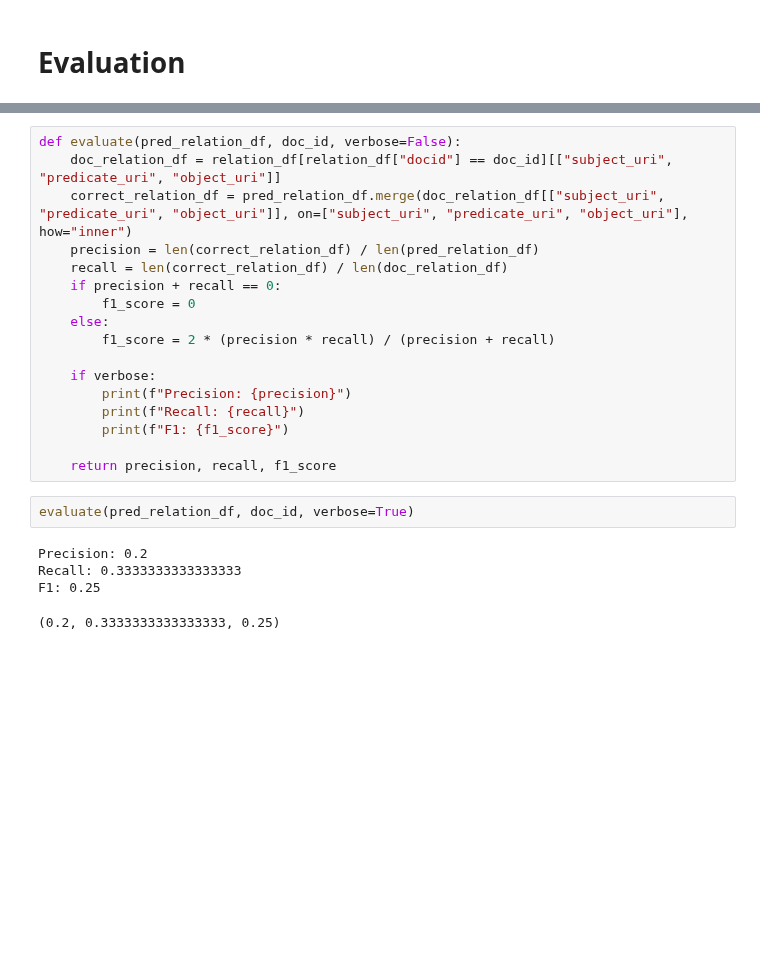
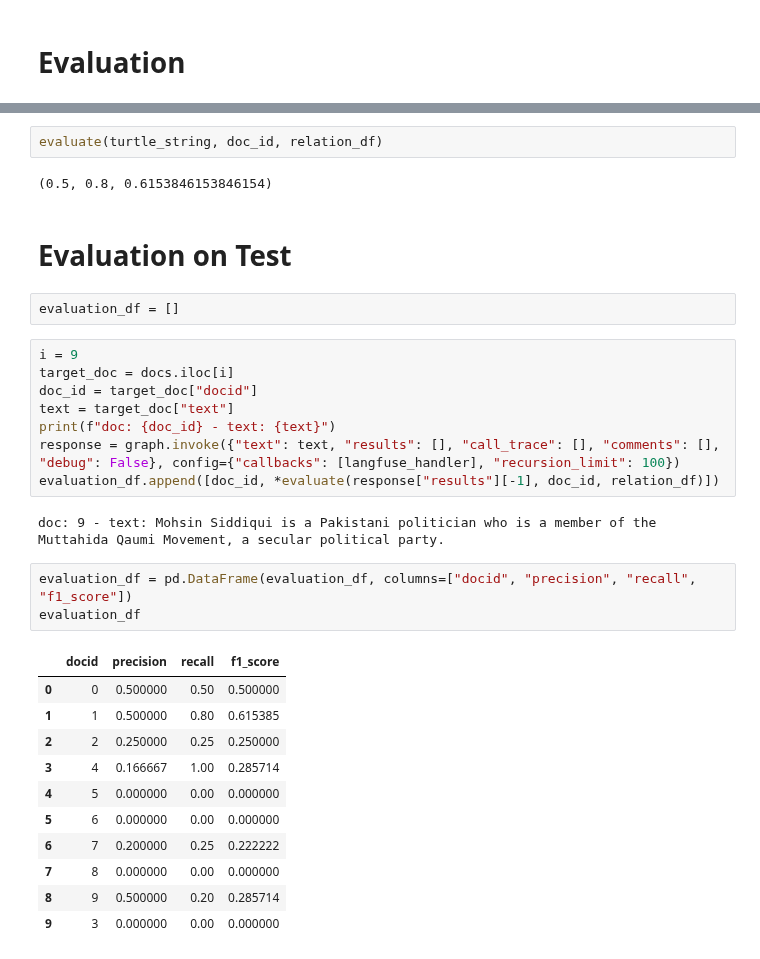
Before and after one commit to maxlautenbach/CIExMAS, a Jupyter notebook: approaches/full_sentence/Gen1/agent_system.ipynb, the cells around one changed output, grey strips where cells are left out. Cells and saved outputs as stored; diff of their text form; blank space fills up the shorter version.

```diff
--- a/approaches/full_sentence/Gen1/agent_system.ipynb
+++ b/approaches/full_sentence/Gen1/agent_system.ipynb
@@ -152,24 +132,33 @@ get_uri_labels(correct_relation_df)
-# %%
-def evaluate(pred_relation_df, doc_id, verbose=False):
-    doc_relation_df = relation_df[relation_df["docid"] == doc_id][["subject_uri", "predicate_uri", "object_uri"]]
-    correct_relation_df = pred_relation_df.merge(doc_relation_df[["subject_uri", "predicate_uri", "object_uri"]], on=["subject_uri", "predicate_uri", "object_uri"], how="inner")
-    precision = len(correct_relation_df) / len(pred_relation_df)
-    recall = len(correct_relation_df) / len(doc_relation_df)
-    if precision + recall == 0:
-        f1_score = 0
-    else:
-        f1_score = 2 * (precision * recall) / (precision + recall)
-
-    if verbose:
-        print(f"Precision: {precision}")
-        print(f"Recall: {recall}")
-        print(f"F1: {f1_score}")
-
-    return precision, recall, f1_score
 # %%
-evaluate(pred_relation_df, doc_id, verbose=True)
+evaluate(turtle_string, doc_id, relation_df)
 # %% [output]
-Precision: 0.2
-Recall: 0.3333333333333333
-F1: 0.25
+(0.5, 0.8, 0.6153846153846154)
-(0.2, 0.3333333333333333, 0.25)
+# %% [markdown]
+# Evaluation on Test
+# %%
+evaluation_df = []
+# %%
+i = 9
+target_doc = docs.iloc[i]
+doc_id = target_doc["docid"]
+text = target_doc["text"]
+print(f"doc: {doc_id} - text: {text}")
+response = graph.invoke({"text": text, "results": [], "call_trace": [], "comments": [], "debug": False}, config={"callbacks": [langfuse_handler], "recursion_limit": 100})
+evaluation_df.append([doc_id, *evaluate(response["results"][-1], doc_id, relation_df)])
+# %% [output]
+doc: 9 - text: Mohsin Siddiqui is a Pakistani politician who is a member of the Muttahida Qaumi Movement, a secular political party.
+# %%
+evaluation_df = pd.DataFrame(evaluation_df, columns=["docid", "precision", "recall", "f1_score"])
+evaluation_df
+# %% [output]
+|  | docid | precision | recall | f1_score |
+| 0 | 0 | 0.500000 | 0.50 | 0.500000 |
+| 1 | 1 | 0.500000 | 0.80 | 0.615385 |
+| 2 | 2 | 0.250000 | 0.25 | 0.250000 |
+| 3 | 4 | 0.166667 | 1.00 | 0.285714 |
+| 4 | 5 | 0.000000 | 0.00 | 0.000000 |
+| 5 | 6 | 0.000000 | 0.00 | 0.000000 |
+| 6 | 7 | 0.200000 | 0.25 | 0.222222 |
+| 7 | 8 | 0.000000 | 0.00 | 0.000000 |
+| 8 | 9 | 0.500000 | 0.20 | 0.285714 |
+| 9 | 3 | 0.000000 | 0.00 | 0.000000 |
```
Also changed, not shown: parts of 10 cells of this notebook, 4 other files.
